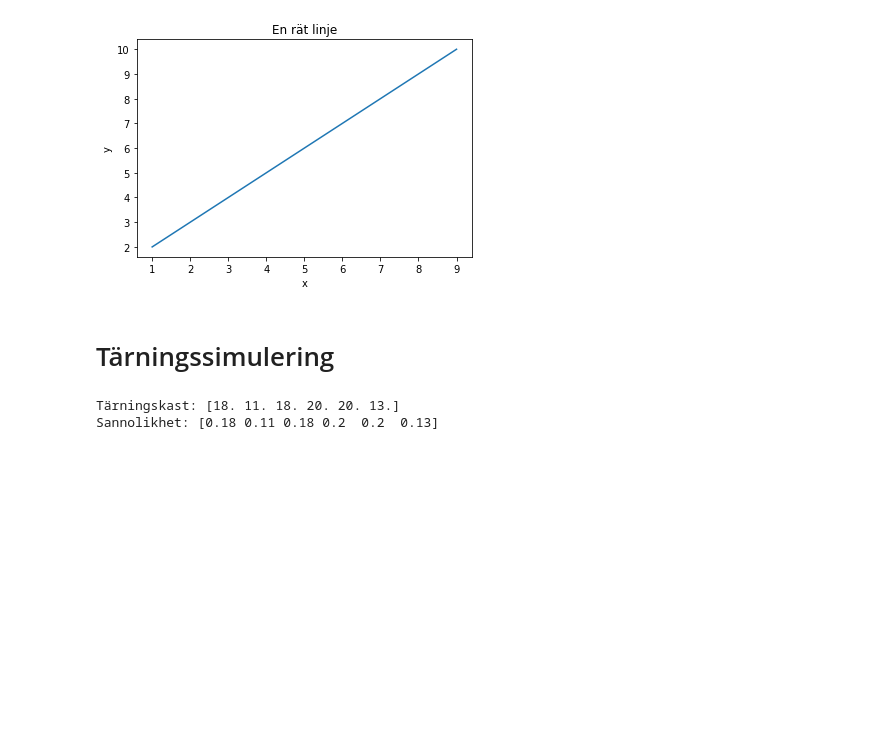
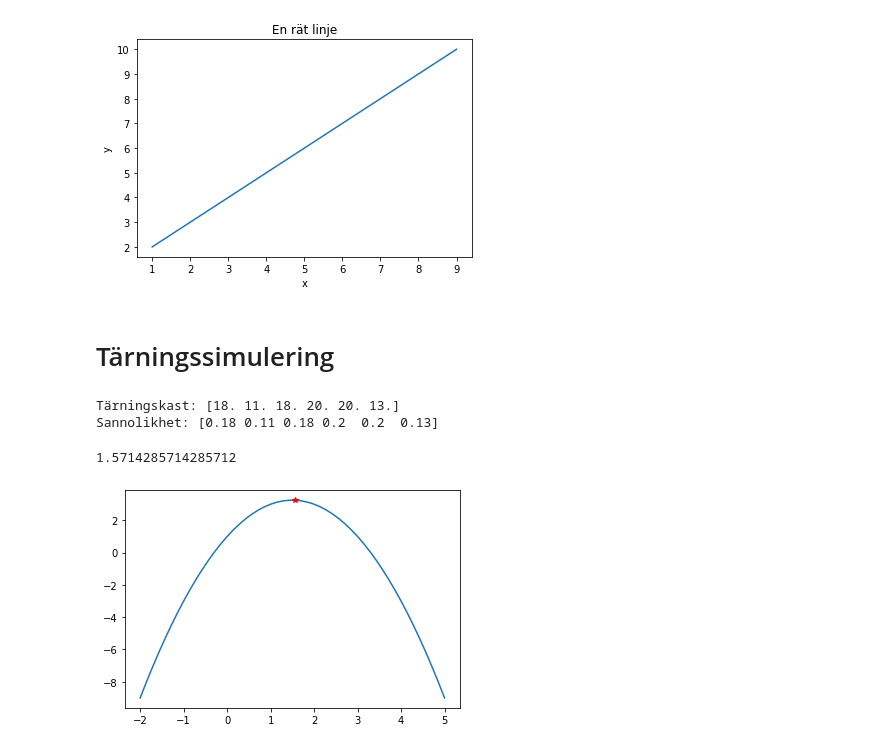
Before and after one commit to Mariam656/Mariam-Zeitouni-TE19C, a Jupyter notebook: Programering 1/numpy-genomgång.ipynb, the cells around one changed output. Drawn from its saved outputs; the diff is of its cells as text; code cells hidden in the pictures; blank space fills up the shorter version.

```diff
--- a/Programering 1/numpy-genomgång.ipynb
+++ b/Programering 1/numpy-genomgång.ipynb
@@ -70,3 +70,22 @@ print(f"Sannolikhet: {utfall/antal_kast}")
 # %% [output]
 Tärningskast: [18. 11. 18. 20. 20. 13.]
 Sannolikhet: [0.18 0.11 0.18 0.2  0.2  0.13]
+# %%
+import matplotlib.pyplot as plt
+import numpy as np
+
+x = np.linspace(-2,5)
+def f(x):
+    return -x**2+3*x+1
+
+störst = np.max(f(x))
+index = np.argmax(f(x))
+
+print(x[index])
+
+plt.plot(x,f(x))
+plt.plot(x[index], störst, "r*")
+plt.show()
+# %% [output]
+1.5714285714285712
+[figure, added]
```
Also changed, not shown: 2 other files.
